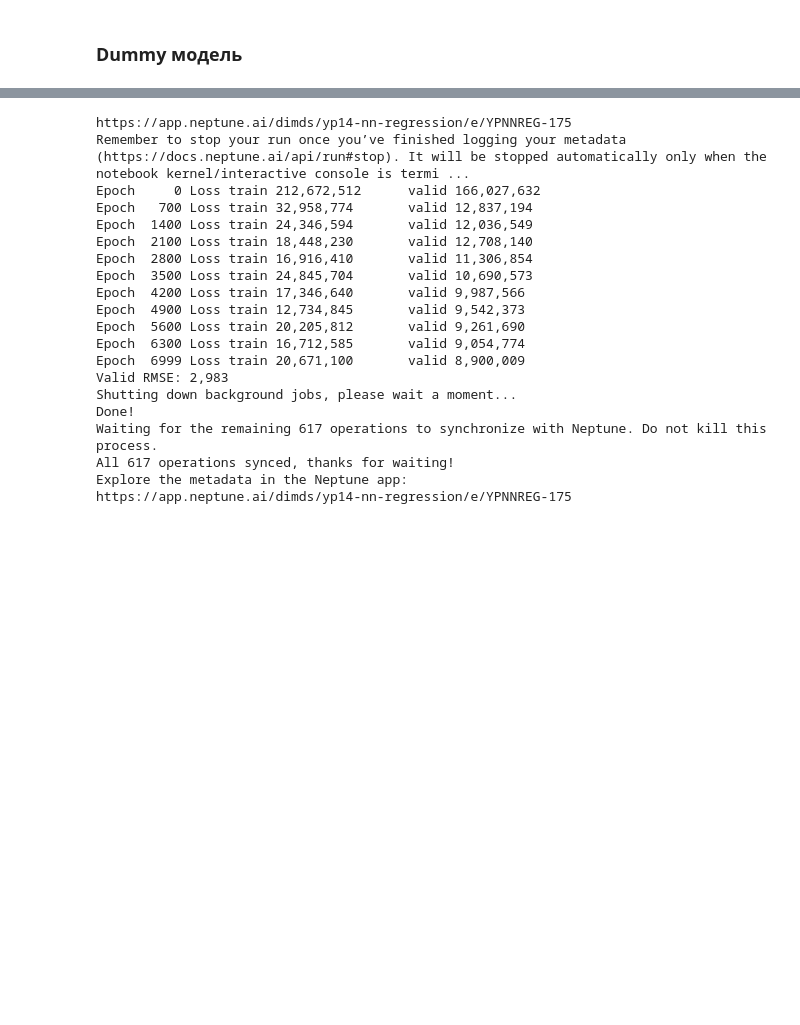
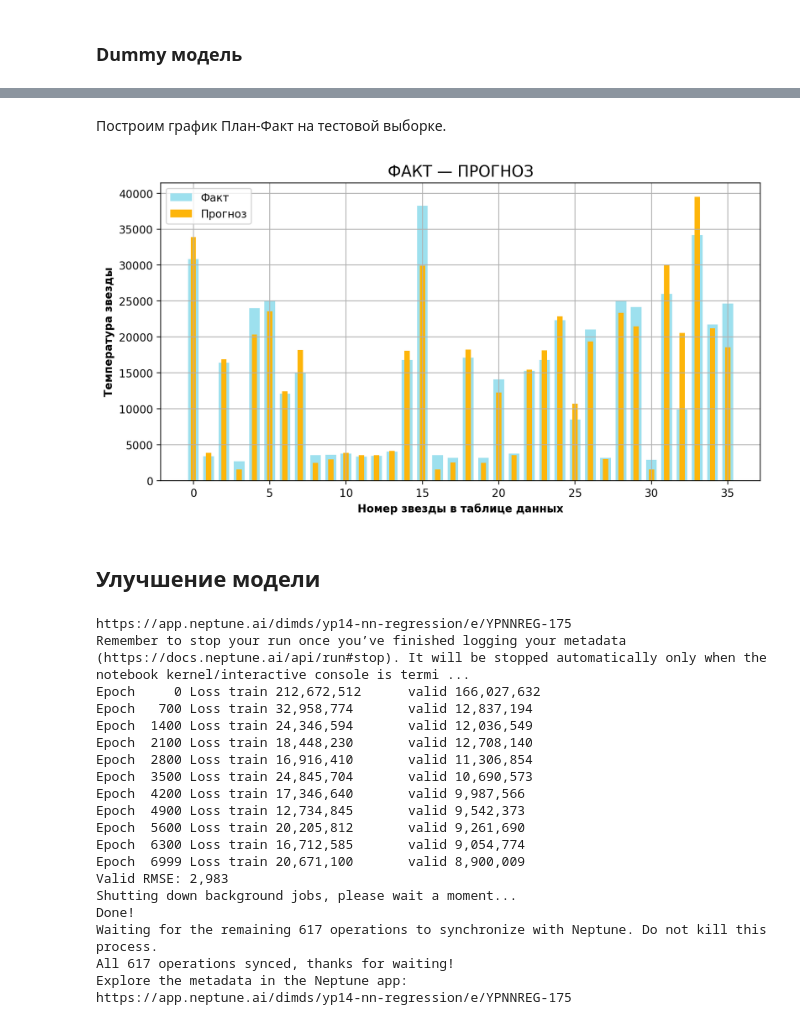
Before and after one commit to dimdasci/yp14-torch-nn-refression, a Jupyter notebook: notebooks/yp14-star-temperature-prediction.ipynb, the cells around one changed output, grey strips where cells are left out. Saved outputs shown, nothing was run; the diff lists cells and outputs as text; code cells hidden in the pictures; blank space fills up the shorter version.

Commit message:
added predict vs fact chart

```diff
--- a/notebooks/yp14-star-temperature-prediction.ipynb
+++ b/notebooks/yp14-star-temperature-prediction.ipynb
@@ -170,7 +179,9 @@ class StarNet(nn.Module):
             n_in_neurons
         ] + hidden_neurons + [n_out_neurons]
         self.params["dims"] = n_in_neurons
-        self.params["model_name"] = "StarNet"
+
+        if params.get("model_name") is None:
+            self.params["model_name"] = "StarNet"
 
         self._create_architecture(n_in_neurons, hidden_neurons, n_out_neurons)
 
@@ -182,7 +193,7 @@ class StarNet(nn.Module):
                              n_out_neurons):
         assert len(
             hidden_neurons
-        ) == 2, f"Number of hidden layers should be 2, given {len(hidden_neurons)}"
+        ) == 2, f"Expect 2 elements in hidden_neurons but {len(hidden_neurons)} was given"
 
         # layers
         self.fc1 = nn.Linear(n_in_neurons, hidden_neurons[0])
@@ -1088,4 +1102,6 @@ X_train_t = torch.FloatTensor(X_train)
 X_valid_t = torch.FloatTensor(X_valid)
 y_train_t = torch.FloatTensor(y_train)
 y_valid_t = torch.FloatTensor(y_valid)
+X_test_t = torch.FloatTensor(X_test)
+y_test_t = torch.FloatTensor(y_test.values)
 # %%
@@ -1205,7 +1142,7 @@ params = {
     "initialization": "none"
 }
 # %%
-m1 = run_experiment(
+base_model = run_experiment(
     StarNet(n_in_neurons=n_in_neurons,
             hidden_neurons=[n_in_neurons, n_in_neurons // 2],
             n_out_neurons=1,
@@ -1234,3 +1171,22 @@ https://app.neptune.ai/dimds/yp14-nn-regression/e/YPNNREG-180
+# %% [markdown]
+Построим график План-Факт на тестовой выборке.
+# %%
+preds = base_model.predict(X_test_t).flatten().detach().numpy()
+# %%
+plt.figure(figsize=(10, 5))
+x_axis = np.arange(preds.shape[0])
+plt.bar(x_axis, y_test_t.flatten(), .7, label="Факт", color="#9DE0EE")
+plt.bar(x_axis, preds, 0.35, label="Прогноз", color="#FDB50A")
+plt.title("Факт — Прогноз".upper(), fontsize="x-large")
+plt.ylabel("Температура звезды", fontweight="bold")
+plt.xlabel("Номер звезды в таблице данных", fontweight="bold")
+plt.grid(True)
+plt.legend(loc="upper left")
+plt.show()
+# %% [output]
+[figure, added]
+# %% [markdown]
+## Улучшение модели
 # %%
 params["learning_rate"] = 0.005
 params["n_epochs"] = 7000
```
Also changed, not shown: parts of 22 cells of this notebook.
